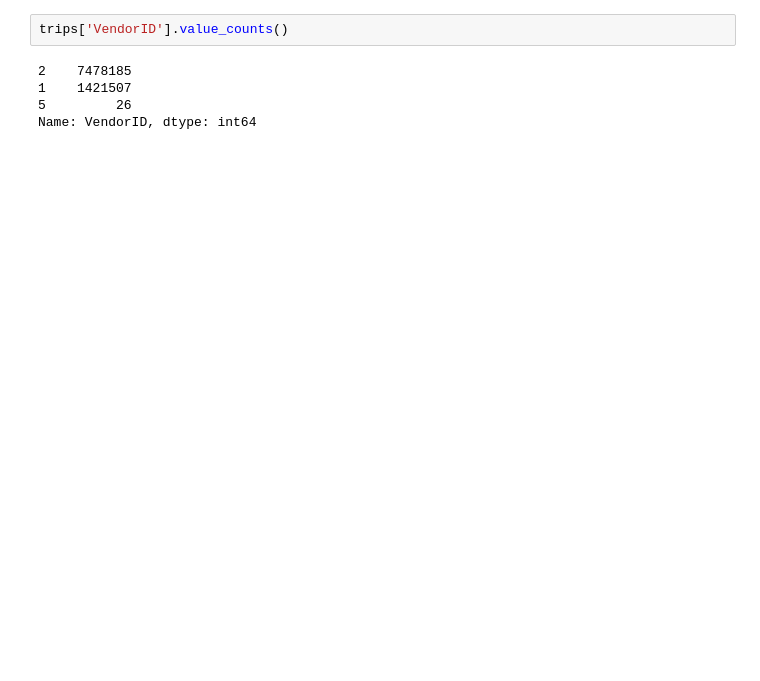
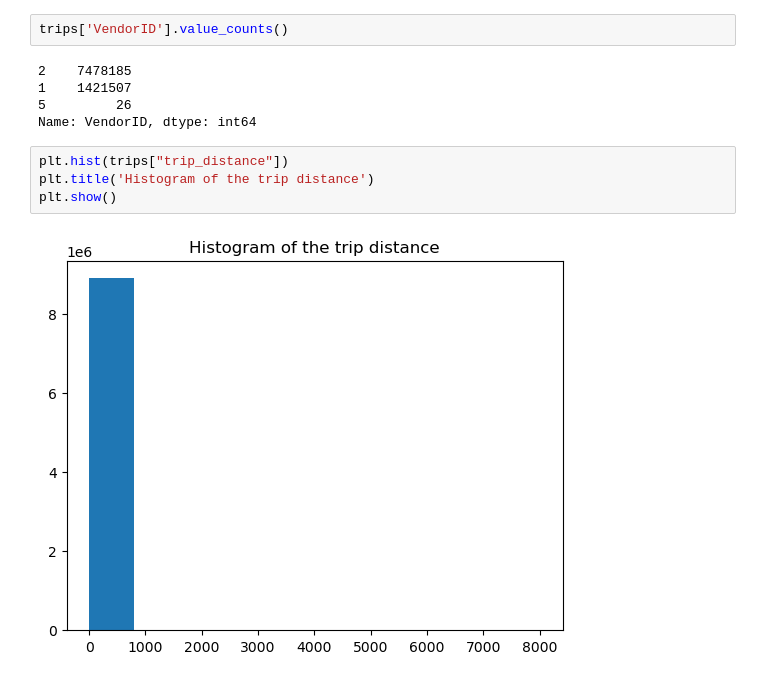
Before and after one commit to jaypareek/Analysis_NYC_GreenTaxiData, a Jupyter notebook: nyc_green_taxi_analysis.ipynb, the cells around one changed output. Drawn from its saved outputs; the diff is of its cells as text; blank space fills up the shorter version.

Commit message:
Addition of plots and graphics for data Aggregatio

```diff
--- a/nyc_green_taxi_analysis.ipynb
+++ b/nyc_green_taxi_analysis.ipynb
@@ -89,3 +95,9 @@ trips['VendorID'].value_counts()
 1    1421507
 5         26
 Name: VendorID, dtype: int64
+# %%
+plt.hist(trips["trip_distance"])
+plt.title('Histogram of the trip distance')
+plt.show()
+# %% [output]
+[figure, added]
```
Also changed, not shown: parts of 6 cells of this notebook.
